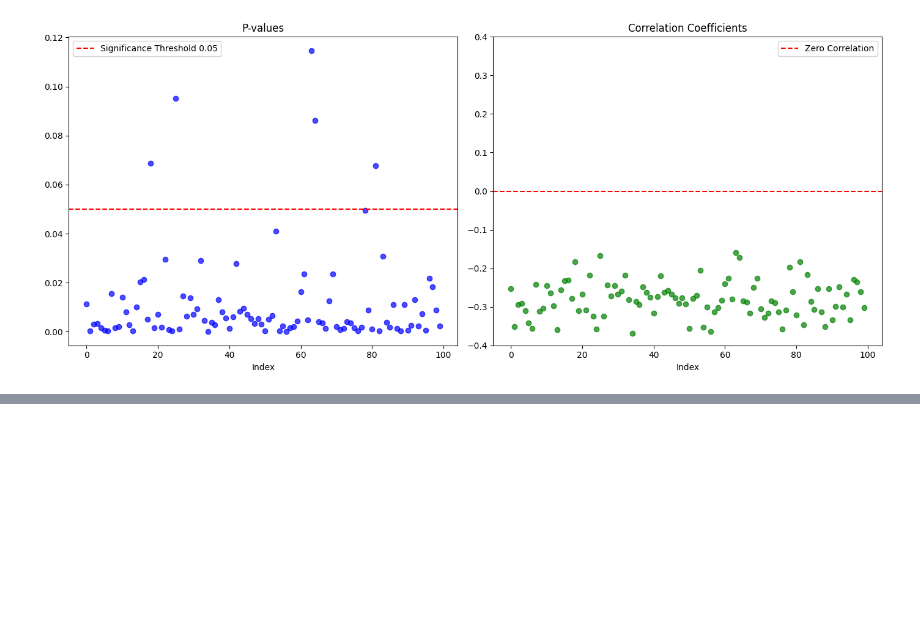
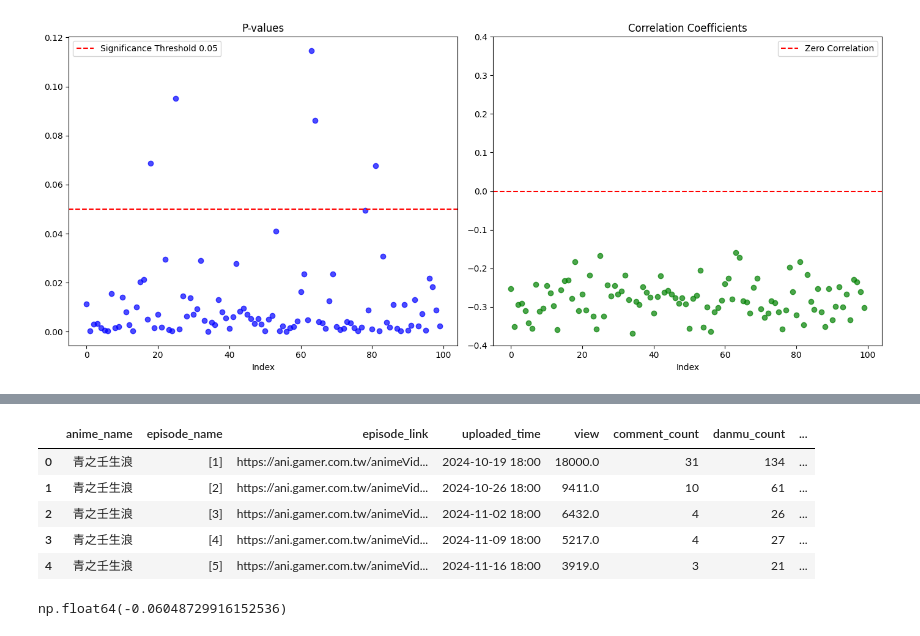
Before and after one commit to edward19978695/baha-anime-analysis, a Jupyter notebook: dev/eda.ipynb, the cells around one changed output, grey strips where cells are left out. Cells and saved outputs as stored; diff of their text form; code cells hidden in the pictures; blank space fills up the shorter version.

```diff
--- a/dev/eda.ipynb
+++ b/dev/eda.ipynb
@@ -202,0 +240,14 @@ plt.show()
+# %%
+df_all_episode = df_all_episode.merge(df_all_anime[['name', 'score']], left_on='anime_name', right_on='name', how='left')
+df_all_episode.head()
+# %% [output]
+|  | anime_name | episode_name | episode_link | uploaded_time | view | comment_count | danmu_count | ... |
+| 0 | 青之壬生浪 | [1] | https://ani.gamer.com.tw/animeVid... | 2024-10-19 18:00 | 18000.0 | 31 | 134 | ... |
+| 1 | 青之壬生浪 | [2] | https://ani.gamer.com.tw/animeVid... | 2024-10-26 18:00 | 9411.0 | 10 | 61 | ... |
+| 2 | 青之壬生浪 | [3] | https://ani.gamer.com.tw/animeVid... | 2024-11-02 18:00 | 6432.0 | 4 | 26 | ... |
+| 3 | 青之壬生浪 | [4] | https://ani.gamer.com.tw/animeVid... | 2024-11-09 18:00 | 5217.0 | 4 | 27 | ... |
+| 4 | 青之壬生浪 | [5] | https://ani.gamer.com.tw/animeVid... | 2024-11-16 18:00 | 3919.0 | 3 | 21 | ... |
+# %%
+df_all_episode['comment_rate'].corr(df_all_episode['score'])
+# %% [output]
+np.float64(-0.06048729916152536)
```
Also changed, not shown: parts of 11 cells of this notebook, 4 other files.
